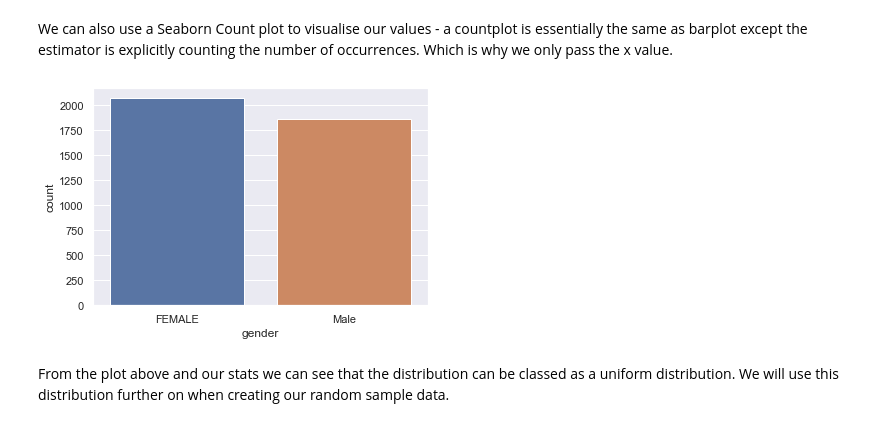
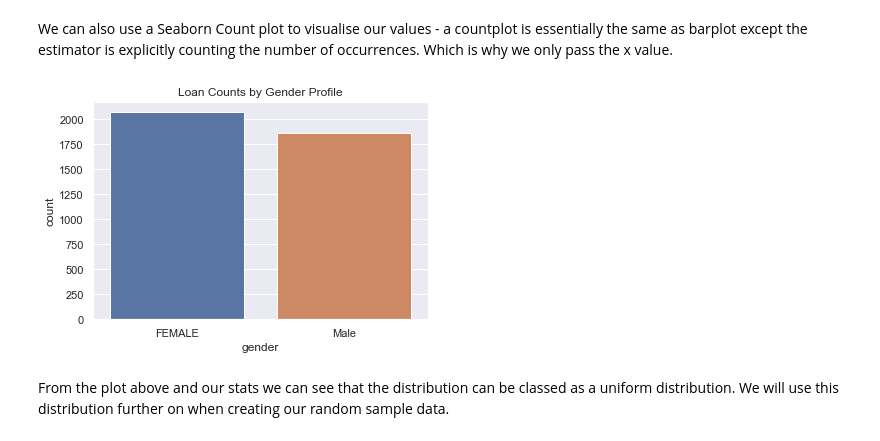
Before and after one commit to brendantipp/sem2_prog_data_analysis_project, a Jupyter notebook: product_analysis.ipynb, the cells around one changed output. Saved outputs shown, nothing was run; the diff lists cells and outputs as text; code cells hidden in the pictures.

```diff
--- a/product_analysis.ipynb
+++ b/product_analysis.ipynb
@@ -142,4 +141,6 @@ Looking at the above results we can assertain that we need to covert the date of
 # %%
 #look at making the Financial month a date time # help from https://https://pbpython.com/pandas_dtypes.html
 #https://stackoverflow.com/questions/16852911/how-do-i-convert-dates-in-a-pandas-data-frame-to-a-date-data-type
-pd.to_datetime(df['date_application'])
+#new_date = df['date_application2']
+#df['date_application2'] = pd.to_datetime(df['date_application'])
+df["new_date_application"]= pd.to_datetime(df['date_application'])
@@ -237,3 +235,6 @@ Ok as we can see from above by changing some of our data types from objects to c
+# %%
+#generate a month number for each month of application
+df['month_number'] = pd.DatetimeIndex(df['new_date_application']).month
 # %% [markdown]
 ## Reviewing the data to figure out the types of distributions
 
@@ -319,8 +333,12 @@ We can also use a Seaborn Count plot to visualise our values - a countplot is es
 # %%
 #seaborn countplot using gender colum from dataset
 sns.countplot(x='gender',data=df);
 #https://datascienceplus.com/seaborn-categorical-plots-in-python/
+#give the plot a title
+plt.title("Loan Counts by Gender Profile")
+#show the plot
+plt.show()
 # %% [output]
-[figure, old version]
+[figure, new version]
 # %% [markdown]
 From the plot above and our stats we can see that the distribution can be classed as a uniform distribution. We will use this distribution further on when creating our random sample data.
```
Also changed, not shown: parts of 53 cells of this notebook.
